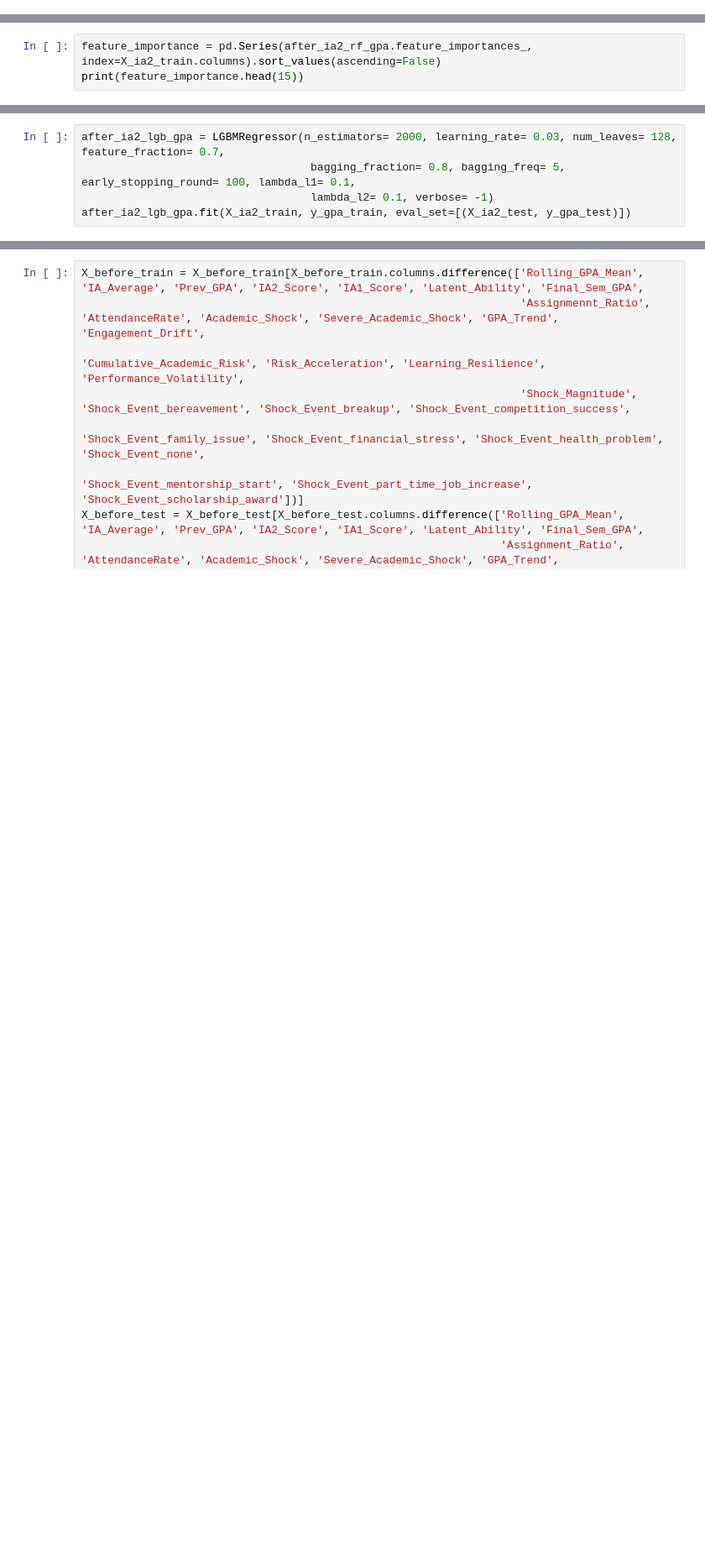
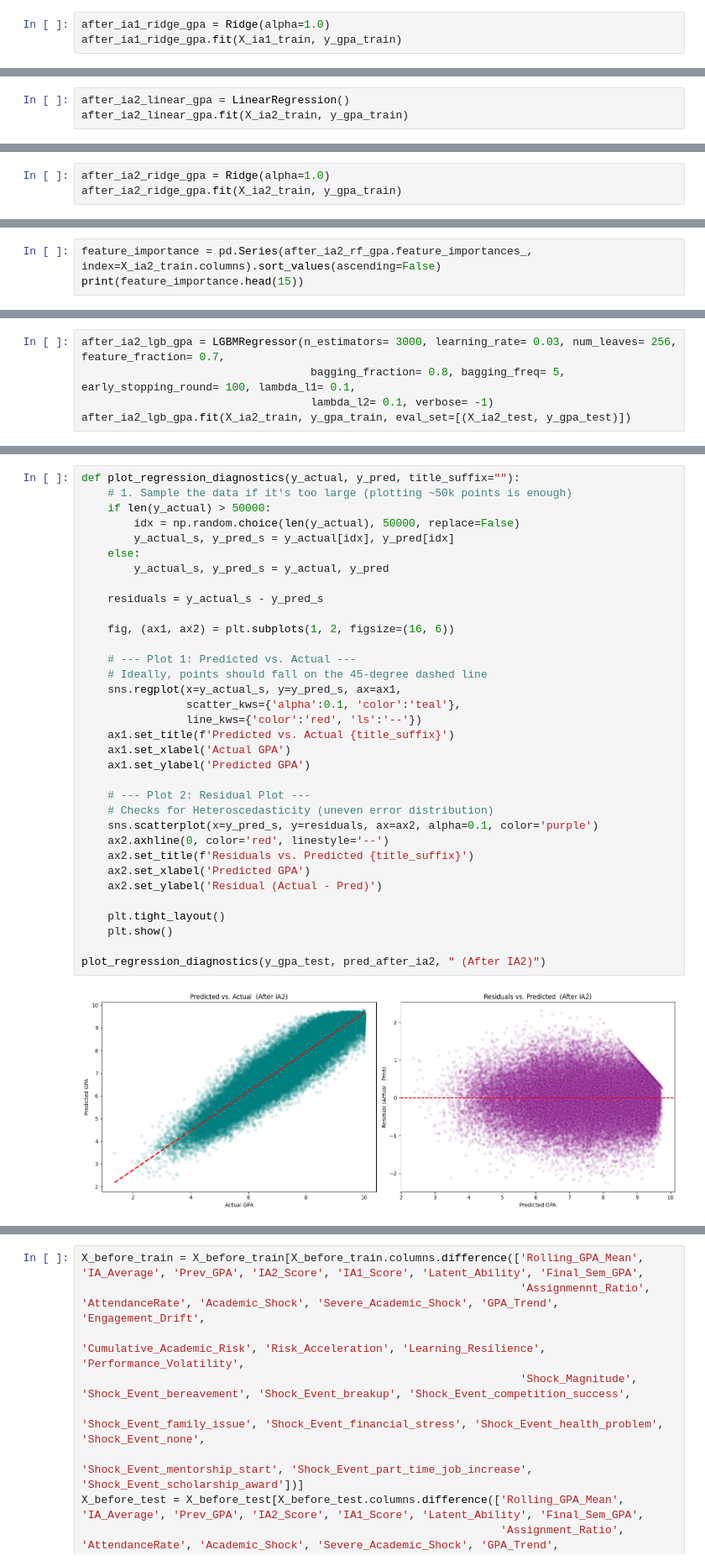
Before and after one commit to Aryan06406/Student-Perfomance-Prediction, a Jupyter notebook: research/phase3_research.ipynb, the cells around one changed output, grey strips where cells are left out. Shown at 84% size. Cells and saved outputs as stored; diff of their text form; blank space fills up the shorter version.

```diff
--- a/research/phase3_research.ipynb
+++ b/research/phase3_research.ipynb
@@ -886,0 +1165,3 @@ X_ia1_test = X_ia1_test[X_ia1_test.columns.difference(['Rolling_GPA_Mean', 'IA_A
+# %%
+after_ia1_ridge_gpa = Ridge(alpha=1.0)
+after_ia1_ridge_gpa.fit(X_ia1_train, y_gpa_train)
@@ -906,3 +1202,6 @@ X_ia2_test = X_ia2_test[X_ia2_test.columns.difference(['Rolling_GPA_Mean', 'Prev
                                                                 'AttendanceRate', 'Academic_Shock', 'Severe_Academic_Shock', 'GPA_Trend', 'Engagement_Drift',
                                                                 'Cumulative_Academic_Risk', 'Risk_Acceleration', 'Learning_Resilience', 'High_Performer',
                                                                 'Effort_Performance_Gap', 'Academic_Risk'])]
+# %%
+after_ia2_linear_gpa = LinearRegression()
+after_ia2_linear_gpa.fit(X_ia2_train, y_gpa_train)
@@ -908,0 +1223,3 @@ X_ia2_test = X_ia2_test[X_ia2_test.columns.difference(['Rolling_GPA_Mean', 'Prev
+# %%
+after_ia2_ridge_gpa = Ridge(alpha=1.0)
+after_ia2_ridge_gpa.fit(X_ia2_train, y_gpa_train)
@@ -944,5 +1304,5 @@ print("R2:", r2_score(y_gpa_test, pred_after_ia1))
 # %%
-after_ia2_lgb_gpa = LGBMRegressor(n_estimators= 2000, learning_rate= 0.03, num_leaves= 128, feature_fraction= 0.7,
+after_ia2_lgb_gpa = LGBMRegressor(n_estimators= 3000, learning_rate= 0.03, num_leaves= 256, feature_fraction= 0.7,
                                    bagging_fraction= 0.8, bagging_freq= 5, early_stopping_round= 100, lambda_l1= 0.1,
                                    lambda_l2= 0.1, verbose= -1)
 after_ia2_lgb_gpa.fit(X_ia2_train, y_gpa_train, eval_set=[(X_ia2_test, y_gpa_test)])
@@ -956,2 +1327,38 @@ print("R2:", r2_score(y_gpa_test, pred_after_ia2))
+# %%
+def plot_regression_diagnostics(y_actual, y_pred, title_suffix=""):
+    # 1. Sample the data if it's too large (plotting ~50k points is enough)
+    if len(y_actual) > 50000:
+        idx = np.random.choice(len(y_actual), 50000, replace=False)
+        y_actual_s, y_pred_s = y_actual[idx], y_pred[idx]
+    else:
+        y_actual_s, y_pred_s = y_actual, y_pred
+
+    residuals = y_actual_s - y_pred_s
+
+    fig, (ax1, ax2) = plt.subplots(1, 2, figsize=(16, 6))
+
+    # --- Plot 1: Predicted vs. Actual ---
+    # Ideally, points should fall on the 45-degree dashed line
+    sns.regplot(x=y_actual_s, y=y_pred_s, ax=ax1,
+                scatter_kws={'alpha':0.1, 'color':'teal'},
+                line_kws={'color':'red', 'ls':'--'})
+    ax1.set_title(f'Predicted vs. Actual {title_suffix}')
+    ax1.set_xlabel('Actual GPA')
+    ax1.set_ylabel('Predicted GPA')
+
+    # --- Plot 2: Residual Plot ---
+    # Checks for Heteroscedasticity (uneven error distribution)
+    sns.scatterplot(x=y_pred_s, y=residuals, ax=ax2, alpha=0.1, color='purple')
+    ax2.axhline(0, color='red', linestyle='--')
+    ax2.set_title(f'Residuals vs. Predicted {title_suffix}')
+    ax2.set_xlabel('Predicted GPA')
+    ax2.set_ylabel('Residual (Actual - Pred)')
+
+    plt.tight_layout()
+    plt.show()
+
+plot_regression_diagnostics(y_gpa_test, pred_after_ia2, " (After IA2)")
+# %% [output]
+[figure, added]
 # %%
 df_sample['Dropout_Flag'].value_counts()
```
Also changed, not shown: parts of 79 cells of this notebook, 1 other file.
